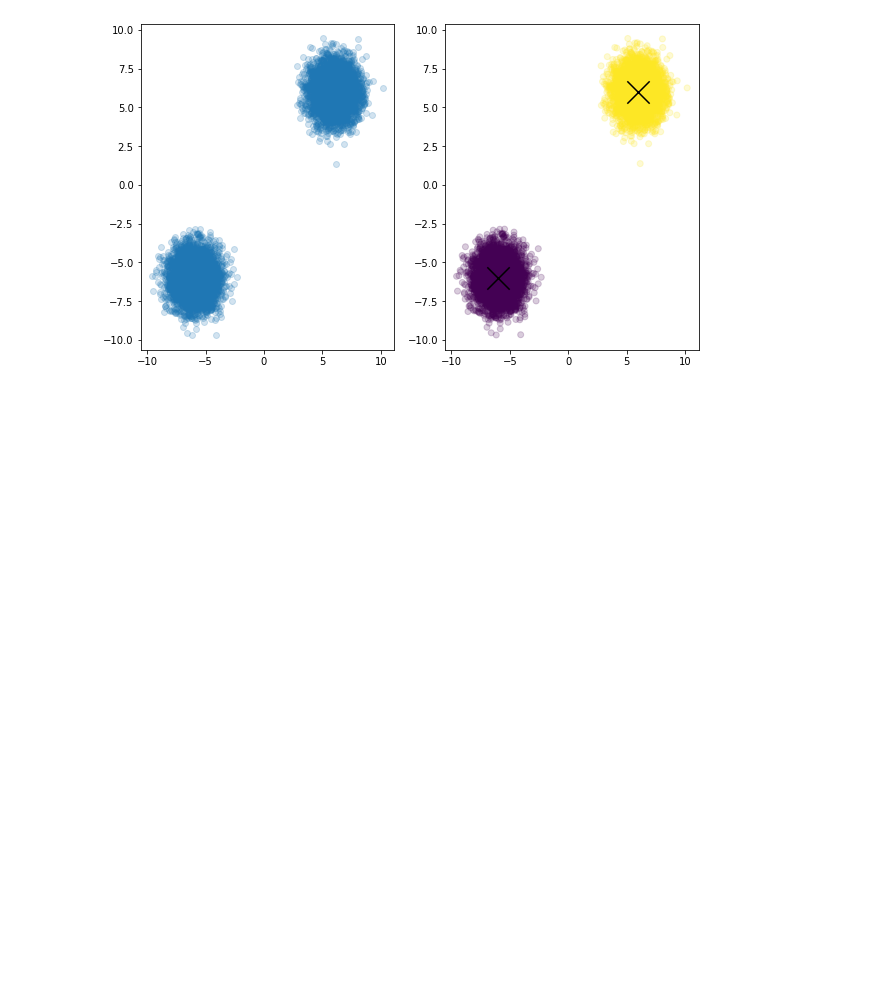
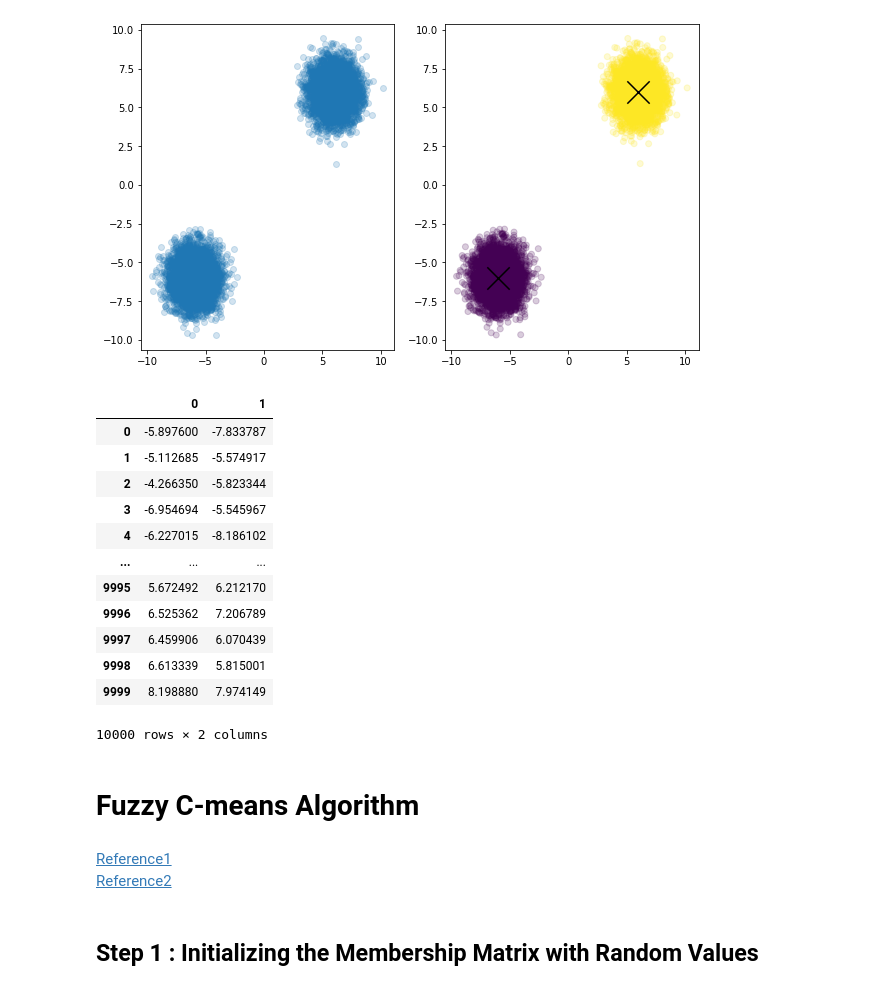
Before and after one commit to Branden-Kang/fuzzy-c-means, a Jupyter notebook: fuzzy_c_means.ipynb, the cells around one changed output. Cells and saved outputs as stored; diff of their text form; code cells hidden in the pictures; blank space fills up the shorter version.

```diff
--- a/fuzzy_c_means.ipynb
+++ b/fuzzy_c_means.ipynb
@@ -159,0 +168,17 @@ plt.show()
+# %%
+df = pd.DataFrame(X)
+df
+# %% [output]
+|  | 0 | 1 |
+| 0 | -5.897600 | -7.833787 |
+| 1 | -5.112685 | -5.574917 |
+| 2 | -4.266350 | -5.823344 |
+| 3 | -6.954694 | -5.545967 |
+| 4 | -6.227015 | -8.186102 |
+| ... | ... | ... |
+| 9995 | 5.672492 | 6.212170 |
+| 9996 | 6.525362 | 7.206789 |
+| 9997 | 6.459906 | 6.070439 |
+| 9998 | 6.613339 | 5.815001 |
+| 9999 | 8.198880 | 7.974149 |
+10000 rows × 2 columns
@@ -159,0 +200,7 @@ plt.show()
+# %% [markdown]
+# Fuzzy C-means Algorithm
+# %% [markdown]
+[Reference1](https://github.com/ShristiK/Fuzzy-C-Means-Clustering) <br>
+[Reference2](https://www.kaggle.com/prateekk94/fuzzy-c-means-clustering-on-iris-dataset)
+# %% [markdown]
+## Step 1 : Initializing the Membership Matrix with Random Values
```
Also changed, not shown: parts of 13 cells of this notebook.
